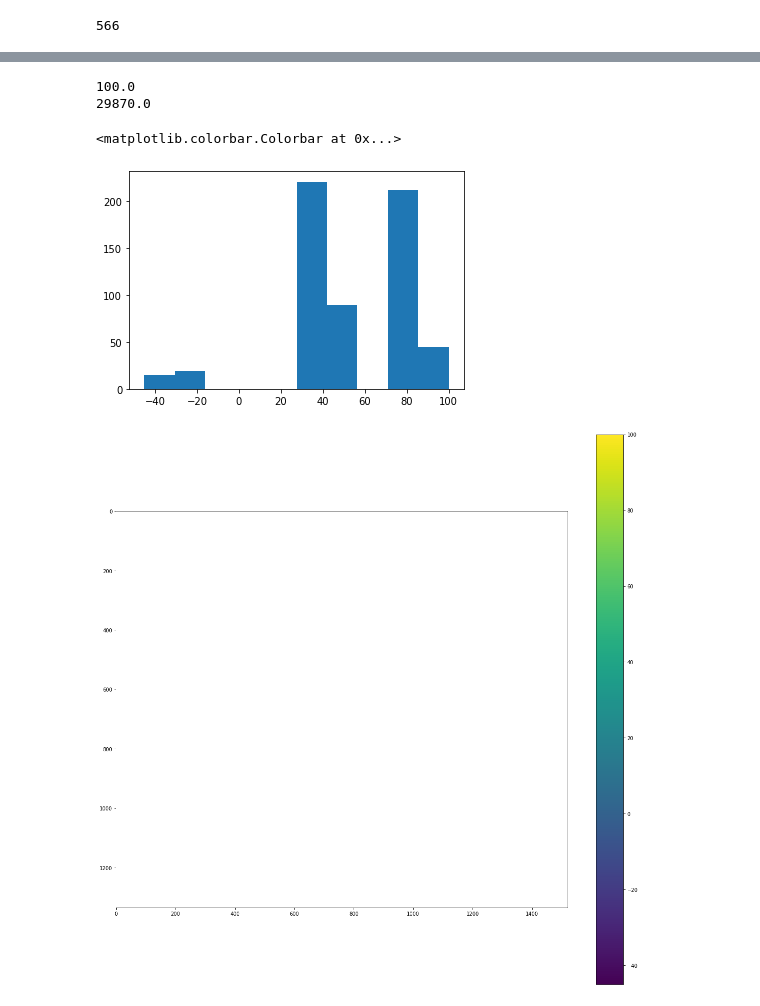
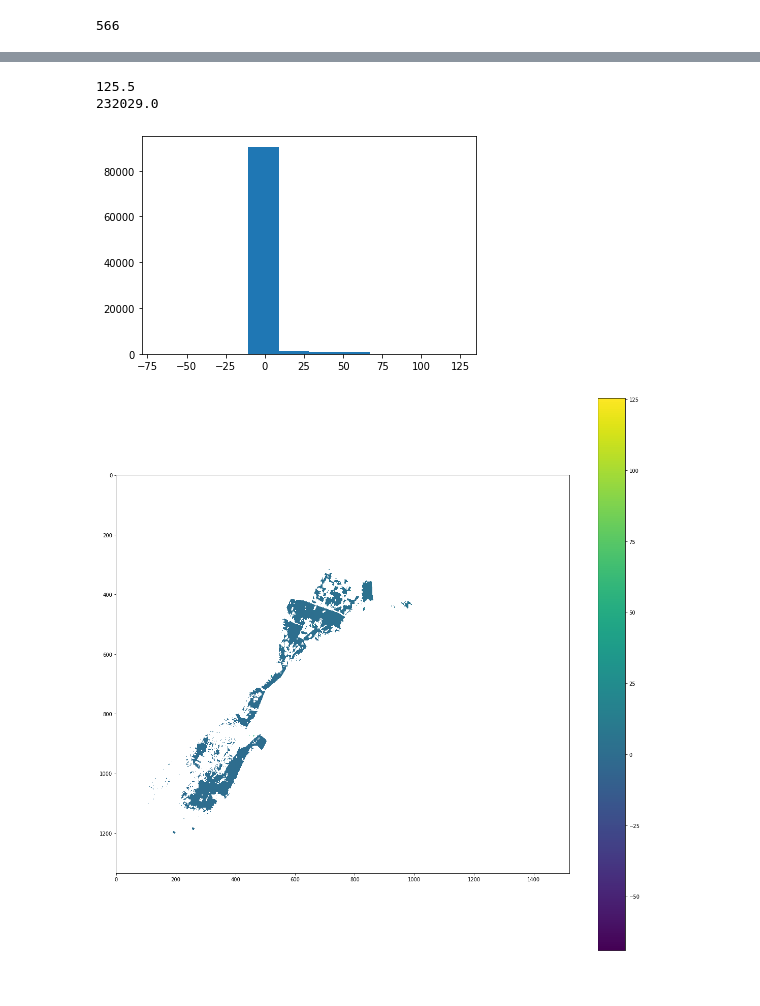
Before and after one commit to alex-l-young/rasopt, a Jupyter notebook: src/rasopt/Plotting/model_binary_comparison.ipynb, the cells around one changed output, grey strips where cells are left out. Drawn from its saved outputs; the diff is of its cells as text; code cells hidden in the pictures.

```diff
--- a/src/rasopt/Plotting/model_binary_comparison.ipynb
+++ b/src/rasopt/Plotting/model_binary_comparison.ipynb
@@ -12,6 +12,7 @@ from rasopt.Utilities import utils, land_cover_utils
 # Plan files to compare.
 gt_plan_fp = r"C:\Users\ay434\Box\Research\Flood_Sim_Materials\Presentations\EFMH_Presentation_20220316\Secchia_Panaro.p23_Orig.hdf"
 sim_best_plan_fp = r"C:\Users\ay434\Box\Research\Flood_Sim_Materials\Presentations\EFMH_Presentation_20220316\Secchia_Panaro.p23_15min_Best.hdf"
+sim_best_plan_fp = r"C:\Users\ay434\Box\Research\Flood_Sim_Materials\Presentations\EFMH_Presentation_20220316\Secchia_Panaro.p23_15min_campagna0.05.hdf";
 
 # Path to the DEM file.
 dem_fname = r"DTM_1m.tif"
@@ -89,7 +90,7 @@ gt_tc = np.zeros_like(gt_depths)
 sim_tc = np.zeros_like(gt_depths)
 
 timesteps = list(range(Nt))
-for t in range(300,305):
+for t in range(0,Nt,2):
     print('Processing Timestep:', t)
     timestep = t
     # Get the depths for that timestep.
@@ -131,21 +132,24 @@ Completed Timstep: 304
+# %%
+delta_save_fname = 'delta_30min_camp0.05.npy'
 # %%
 # Difference in time to critical depth.
 delta_tc = (gt_tc - sim_tc) * dt
 print(np.max(delta_tc[delta_tc > 0]))
 
 print(np.sum(delta_tc))
 
 fig, ax = plt.subplots()
 ax.hist(delta_tc[delta_tc != 0])
 
 delta_tc_plot = delta_tc.copy()
 delta_tc_plot[delta_tc_plot == 0] = np.nan
 fig, ax = plt.subplots(figsize=(20,20))
 im = ax.imshow(delta_tc_plot)
 plt.colorbar(im)
+
+np.save(delta_save_fname, delta_tc)
 # %% [output]
-100.0
-29870.0
+125.5
+232029.0
-<matplotlib.colorbar.Colorbar at 0x...>
-[figure, old version]
+[figure, new version]
-[figure, old version]
+[figure, new version]
```
Also changed, not shown: parts of 2 cells of this notebook.
